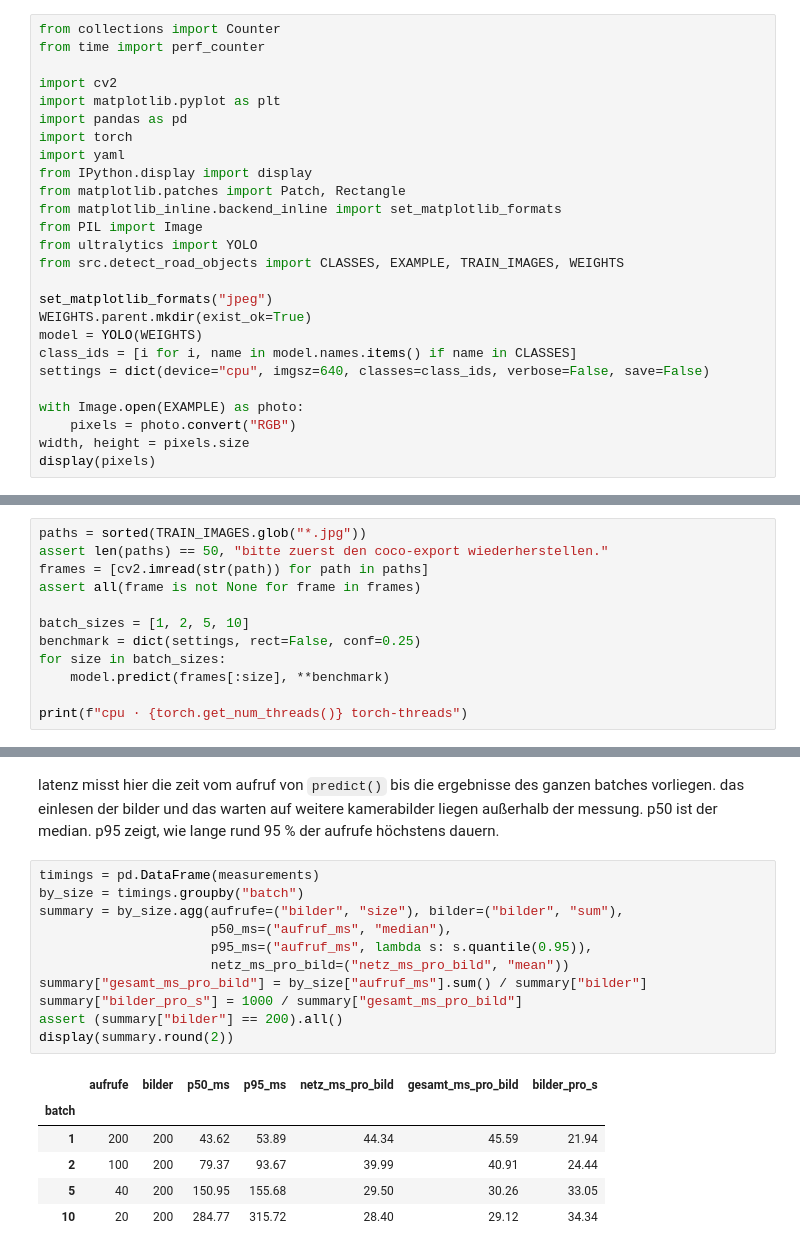
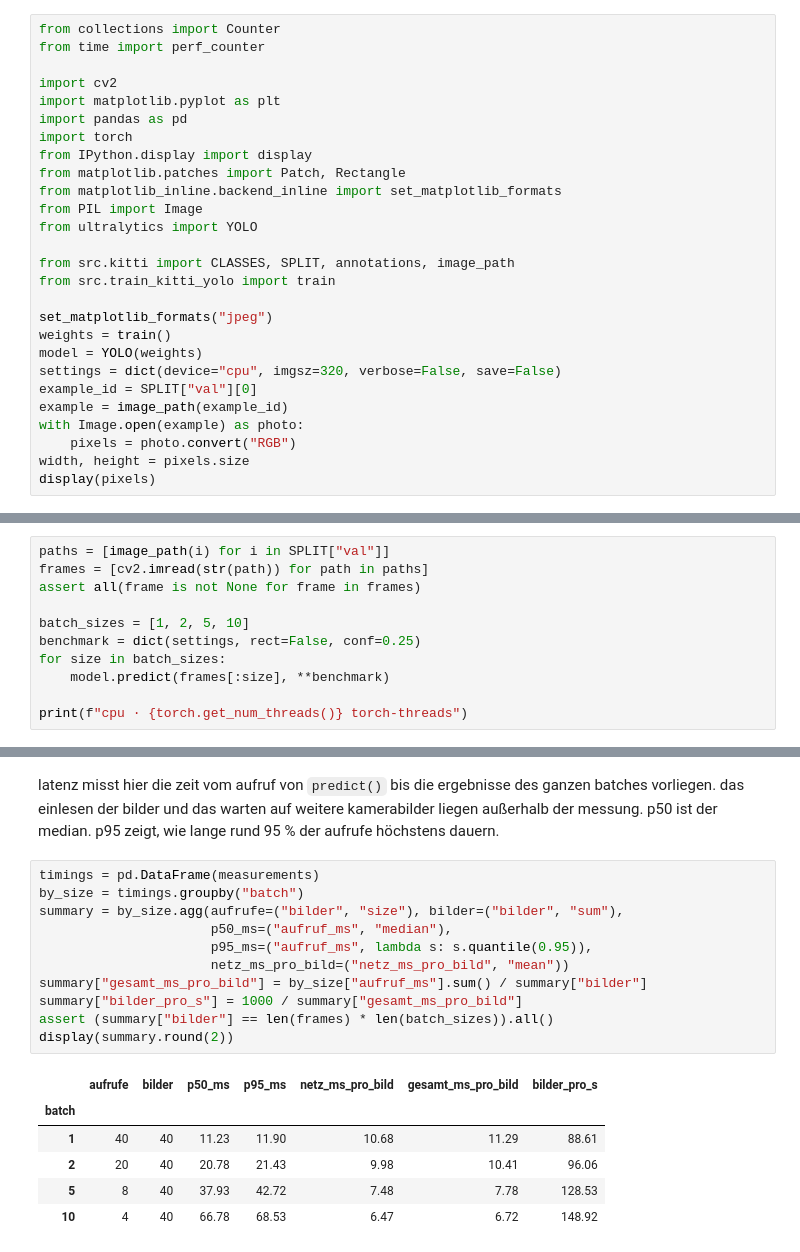
Before and after one commit to nicolasb49/intelligence-engineering, a Jupyter notebook: nicolas_task2_detection.ipynb, the cells around one changed output, grey strips where cells are left out. Saved outputs shown, nothing was run; the diff lists cells and outputs as text.

```diff
--- a/nicolas_task2_detection.ipynb
+++ b/nicolas_task2_detection.ipynb
@@ -8,21 +10,22 @@ import cv2
 import matplotlib.pyplot as plt
 import pandas as pd
 import torch
-import yaml
 from IPython.display import display
 from matplotlib.patches import Patch, Rectangle
 from matplotlib_inline.backend_inline import set_matplotlib_formats
 from PIL import Image
 from ultralytics import YOLO
-from src.detect_road_objects import CLASSES, EXAMPLE, TRAIN_IMAGES, WEIGHTS
+
+from src.kitti import CLASSES, SPLIT, annotations, image_path
+from src.train_kitti_yolo import train
 
 set_matplotlib_formats("jpeg")
-WEIGHTS.parent.mkdir(exist_ok=True)
-model = YOLO(WEIGHTS)
-class_ids = [i for i, name in model.names.items() if name in CLASSES]
-settings = dict(device="cpu", imgsz=640, classes=class_ids, verbose=False, save=False)
-
-with Image.open(EXAMPLE) as photo:
+weights = train()
+model = YOLO(weights)
+settings = dict(device="cpu", imgsz=320, verbose=False, save=False)
+example_id = SPLIT["val"][0]
+example = image_path(example_id)
+with Image.open(example) as photo:
     pixels = photo.convert("RGB")
 width, height = pixels.size
 display(pixels)
@@ -102,6 +92,5 @@ ein batch bündelt mehrere bilder in einem aufruf. wir laden alle 50 bilder in d
 # %%
-paths = sorted(TRAIN_IMAGES.glob("*.jpg"))
-assert len(paths) == 50, "bitte zuerst den coco-export wiederherstellen."
+paths = [image_path(i) for i in SPLIT["val"]]
 frames = [cv2.imread(str(path)) for path in paths]
 assert all(frame is not None for frame in frames)
 
@@ -134,21 +123,21 @@ latenz misst hier die zeit vom aufruf von `predict()` bis die ergebnisse des gan
 # %%
 timings = pd.DataFrame(measurements)
 by_size = timings.groupby("batch")
 summary = by_size.agg(aufrufe=("bilder", "size"), bilder=("bilder", "sum"),
                       p50_ms=("aufruf_ms", "median"),
                       p95_ms=("aufruf_ms", lambda s: s.quantile(0.95)),
                       netz_ms_pro_bild=("netz_ms_pro_bild", "mean"))
 summary["gesamt_ms_pro_bild"] = by_size["aufruf_ms"].sum() / summary["bilder"]
 summary["bilder_pro_s"] = 1000 / summary["gesamt_ms_pro_bild"]
-assert (summary["bilder"] == 200).all()
+assert (summary["bilder"] == len(frames) * len(batch_sizes)).all()
 display(summary.round(2))
 # %% [output]
 |  | aufrufe | bilder | p50_ms | p95_ms | netz_ms_pro_bild | gesamt_ms_pro_bild | bilder_pro_s |
 | batch |  |  |  |  |  |  |  |
-| 1 | 200 | 200 | 43.62 | 53.89 | 44.34 | 45.59 | 21.94 |
-| 2 | 100 | 200 | 79.37 | 93.67 | 39.99 | 40.91 | 24.44 |
-| 5 | 40 | 200 | 150.95 | 155.68 | 29.50 | 30.26 | 33.05 |
-| 10 | 20 | 200 | 284.77 | 315.72 | 28.40 | 29.12 | 34.34 |
+| 1 | 40 | 40 | 11.23 | 11.90 | 10.68 | 11.29 | 88.61 |
+| 2 | 20 | 40 | 20.78 | 21.43 | 9.98 | 10.41 | 96.06 |
+| 5 | 8 | 40 | 37.93 | 42.72 | 7.48 | 7.78 | 128.53 |
+| 10 | 4 | 40 | 66.78 | 68.53 | 6.47 | 6.72 | 148.92 |
 # %%
 fig, (latency, throughput) = plt.subplots(1, 2, figsize=(10, 3.6), layout="constrained")
 for col, label in [("p50_ms", "median"), ("p95_ms", "95. perzentil")]:
```
Also changed, not shown: parts of 11 cells of this notebook, 16 other files.
